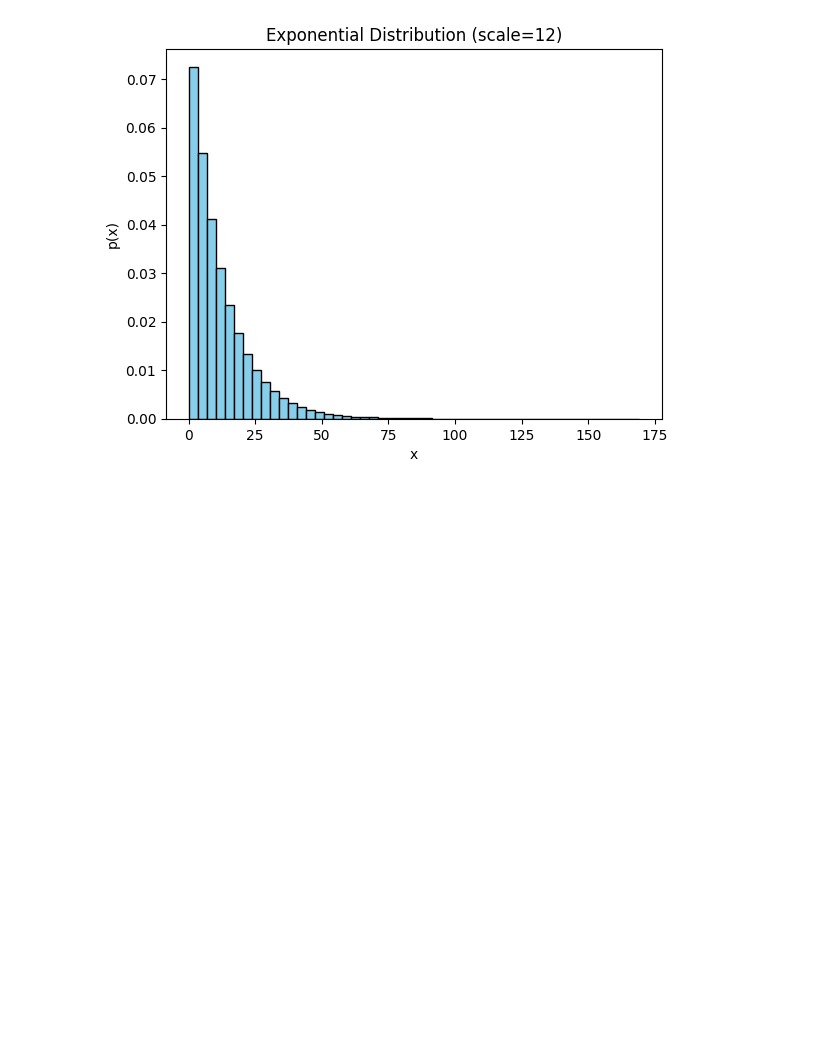
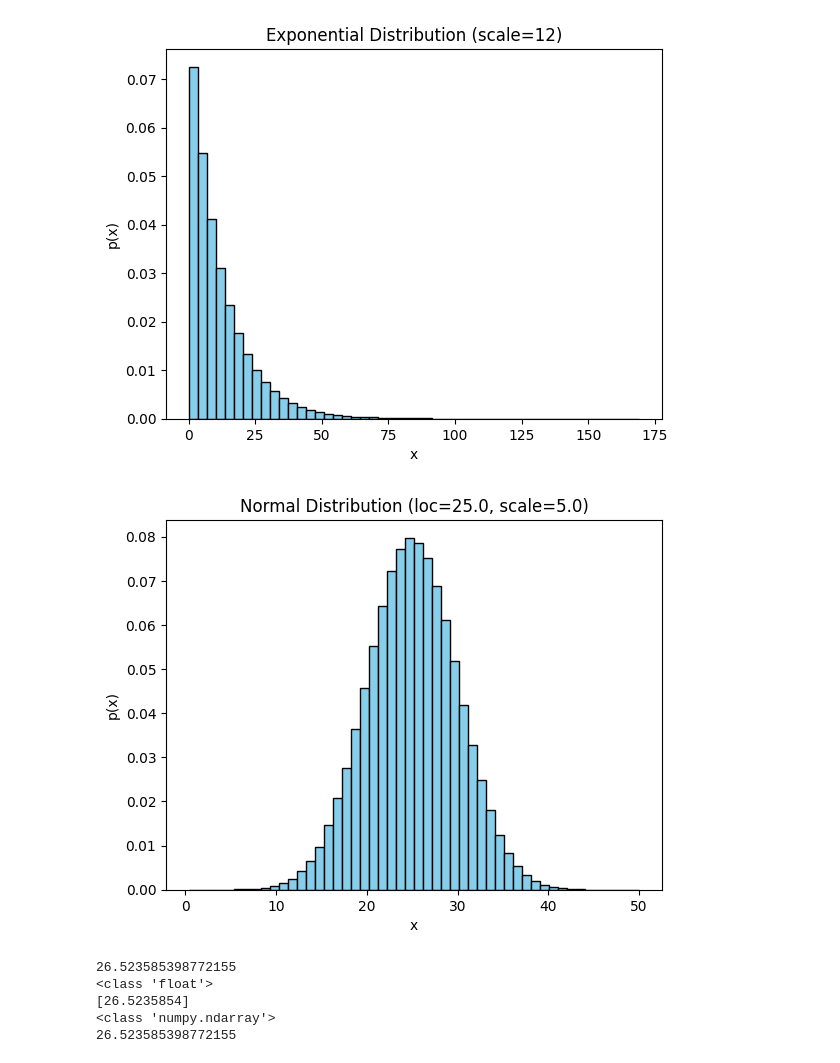
Before and after one commit to achinthaKodithuwakku/simpy, a Jupyter notebook: practice/distribution.ipynb, the cells around one changed output. Drawn from its saved outputs; the diff is of its cells as text; code cells hidden in the pictures; blank space fills up the shorter version.

Commit message:
Add noramal distribution

```diff
--- a/practice/distribution.ipynb
+++ b/practice/distribution.ipynb
@@ -93,3 +93,47 @@ plt.ylabel("p(x)")
 plt.show()
 # %% [output]
 [figure]
+# %%
+# Normal distribution
+  # rng = np.random.default_rng(42)
+  # samples = rng.normal(loc=25.0, scale=5.0, size=1_000_000)
+  # _ = distribution_plot(samples, bins=50)
+
+# Step 1: create a random number generator object - set seed to 42
+rng3 = np.random.default_rng(42)
+
+# Step 2 and 3: call the appropriate method of the generator and store result
+samples = rng3.normal(loc=25.0, scale=5.0, size=1_000_000)
+
+# Step 4: plot the distribution
+plt.hist(samples, bins=50, density=True, color='skyblue', edgecolor='black')
+plt.title("Normal Distribution (loc=25.0, scale=5.0)")
+plt.xlabel("x")
+plt.ylabel("p(x)")
+plt.show()
+# %% [output]
+[figure, added]
+# %%
+# Generating a single sample
+# If we just need to generate the a single sample we omit the size parameter. This returns a scalar value.
+rng = np.random.default_rng(42)
+sample = rng.normal(loc=25.0, scale=5.0)
+print(sample)
+print(type(sample))
+
+# Note that you can also set size to 1. Just be aware that an array is returned. e.g.
+
+rng = np.random.default_rng(42)
+sample = rng.normal(loc=25.0, scale=5.0, size=1)
+# a numpy array is returned
+print(sample)
+print(type(sample))
+
+# to access the scalar value use the 0 index of the array.
+print(sample[0])
+# %% [output]
+26.523585398772155
+<class 'float'>
+[26.5235854]
+<class 'numpy.ndarray'>
+26.523585398772155
```
